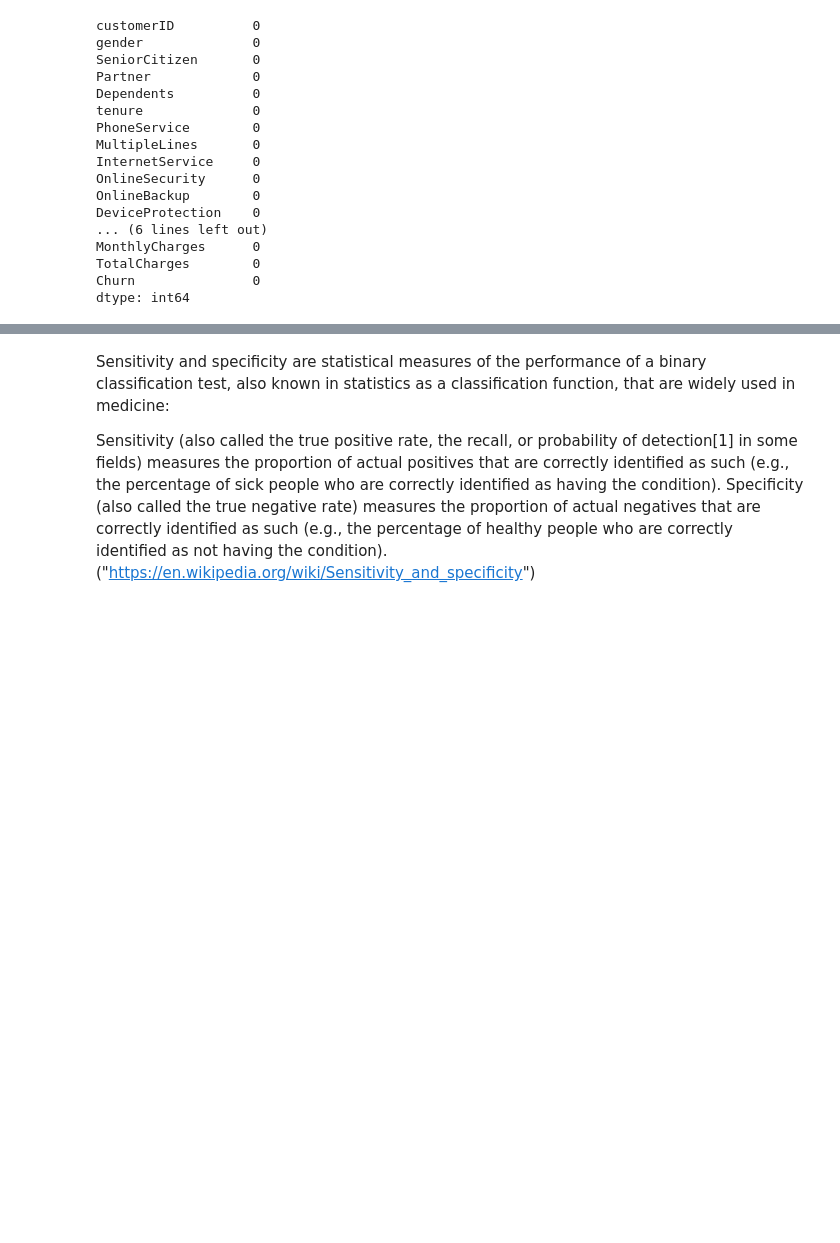
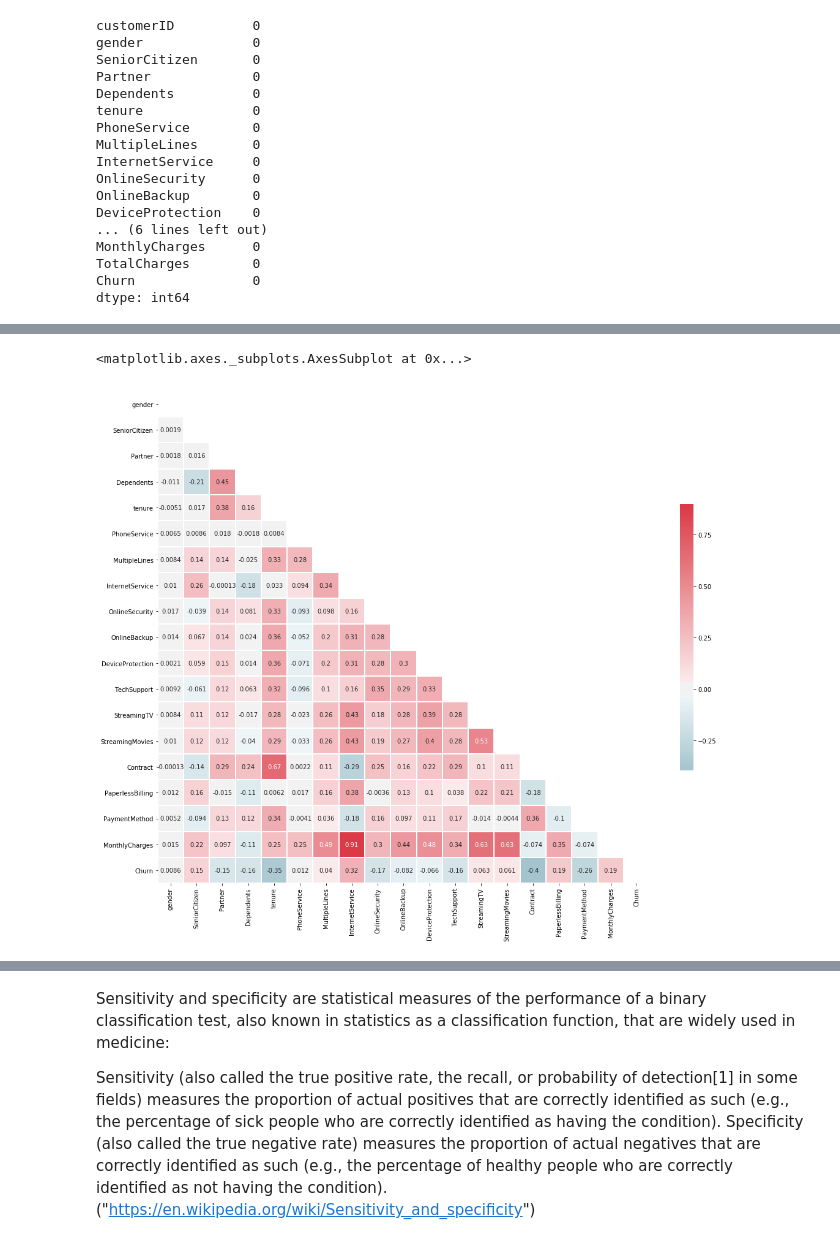
Before and after one commit to nhlalwenhle/Logistic-Regression, a Jupyter notebook: Logistic_regression.ipynb, the cells around one changed output, grey strips where cells are left out. Saved outputs shown, nothing was run; the diff lists cells and outputs as text; code cells hidden in the pictures; blank space fills up the shorter version.

```diff
--- a/Logistic_regression.ipynb
+++ b/Logistic_regression.ipynb
@@ -126,0 +129,12 @@ AttributeError: 'float' object has no attribute 'fillna'
+# %%
+# Use df.replace()function on the column to change the variable to an interger.
+data2['OnlineSecurity'].replace(['No','Yes','No internet service'], [0,1,0],inplace=True)
+# %%
+# Use df.replace()function on the column to change the variable to an interger.
+data2['StreamingMovies'].replace(['No','Yes','No internet service'], [0,1,0],inplace=True)
+# %%
+# Use df.replace()function on the column to change the variable to an interger.
+data2['PaperlessBilling'].replace(['Yes','No'], [1,0],inplace=True)
+# %%
+# Use df.replace()function on the column to change the variable to an interger.
+data2['PaymentMethod'].replace(['Electronic check', 'Mailed check', 'Bank transfer (automatic)','Credit card (automatic)'], [0,1,2,3],inplace=True)
@@ -126,0 +247,20 @@ AttributeError: 'float' object has no attribute 'fillna'
+# %%
+# Compute the correlation matrix
+corr = data2.corr()
+
+# Generate a mask for the upper triangle
+mask = np.zeros_like(corr, dtype=np.bool)
+mask[np.triu_indices_from(mask)] = True
+
+# Set up the matplotlib figure
+f, ax = plt.subplots(figsize=(18, 16))
+
+# Generate a custom diverging colormap
+cmap = sns.diverging_palette(220, 10, as_cmap=True)
+
+# Draw the heatmap with the mask and correct aspect ratio
+sns.heatmap(corr, mask=mask, cmap=cmap, vmax=.9, center=0,
+            square=True, linewidths=1, annot = True, cbar_kws={"shrink": .5})
+# %% [output]
+<matplotlib.axes._subplots.AxesSubplot at 0x...>
+[figure, added]
```
Also changed, not shown: parts of 52 cells of this notebook.
